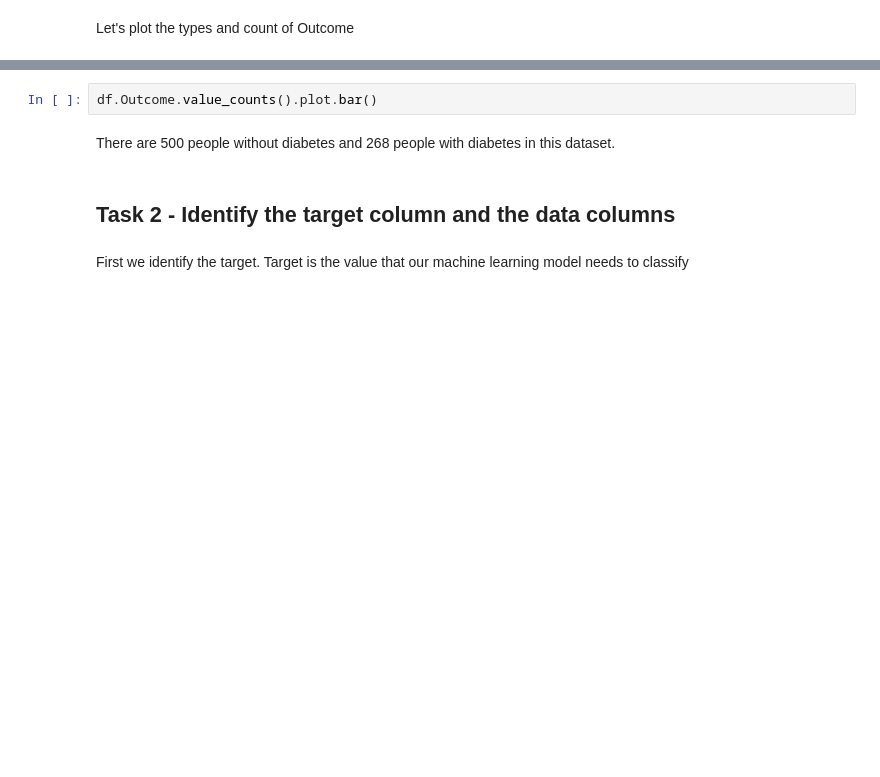
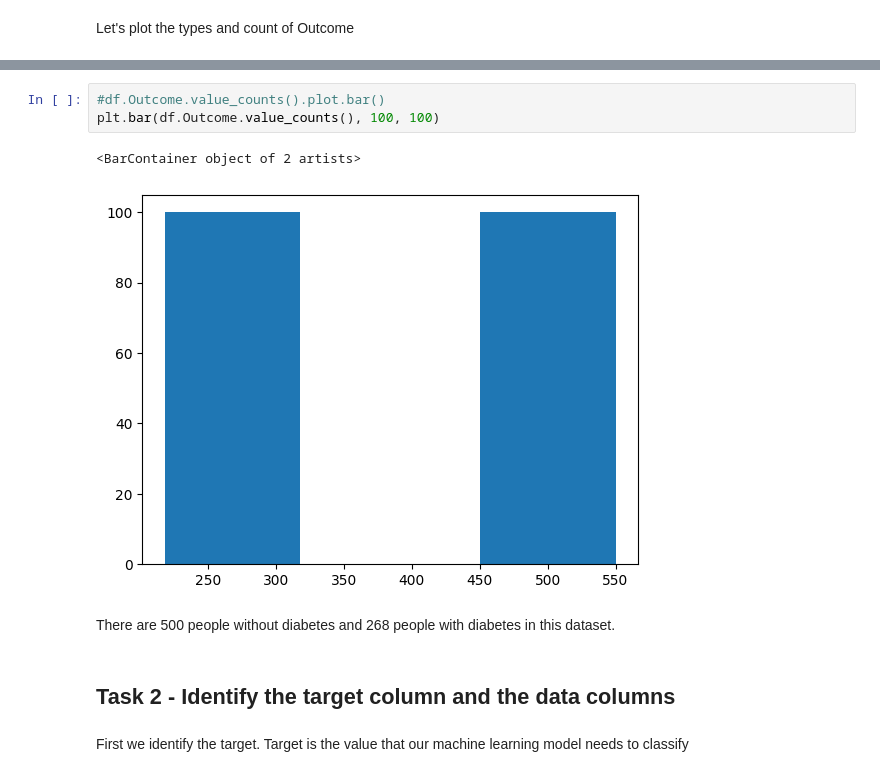
Before and after one commit to laurindocbenjamim/Machine-Learning-With-Apache-Spark, a Jupyter notebook: Metrics_for_Classification.ipynb, the cells around one changed output, grey strips where cells are left out. Drawn from its saved outputs; the diff is of its cells as text; blank space fills up the shorter version.

```diff
--- a/Metrics_for_Classification.ipynb
+++ b/Metrics_for_Classification.ipynb
@@ -128,5 +142,9 @@ df.Outcome.value_counts()
-# %%
-df.Outcome.value_counts().plot.bar()
+# %%
+#df.Outcome.value_counts().plot.bar()
+plt.bar(df.Outcome.value_counts(), 100, 100)
+# %% [output]
+<BarContainer object of 2 artists>
+[figure, added]
 # %% [markdown]
 There are 500 people without diabetes and 268 people with diabetes in this dataset.
 # %% [markdown]
```
Also changed, not shown: parts of 10 cells of this notebook, 1 other file.
